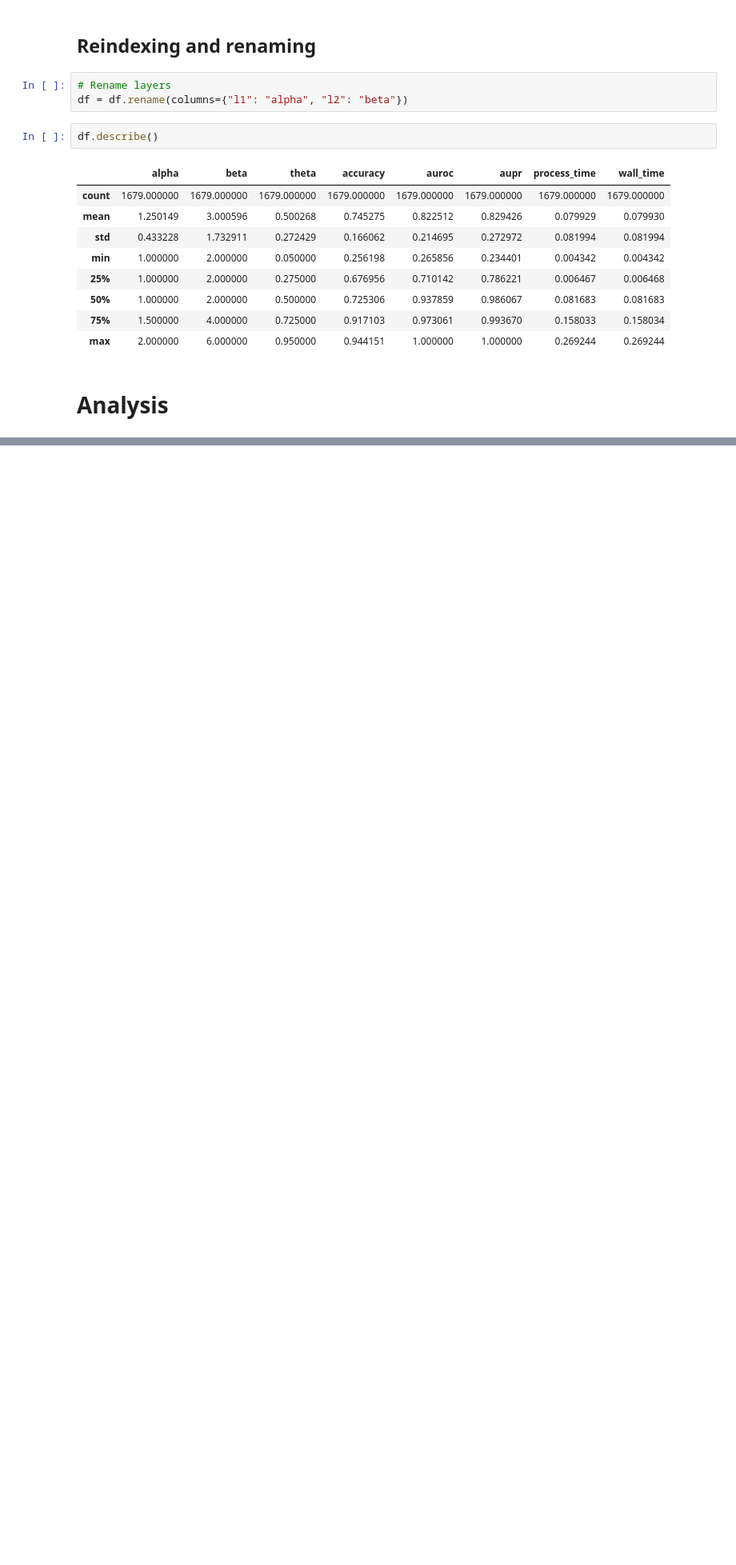
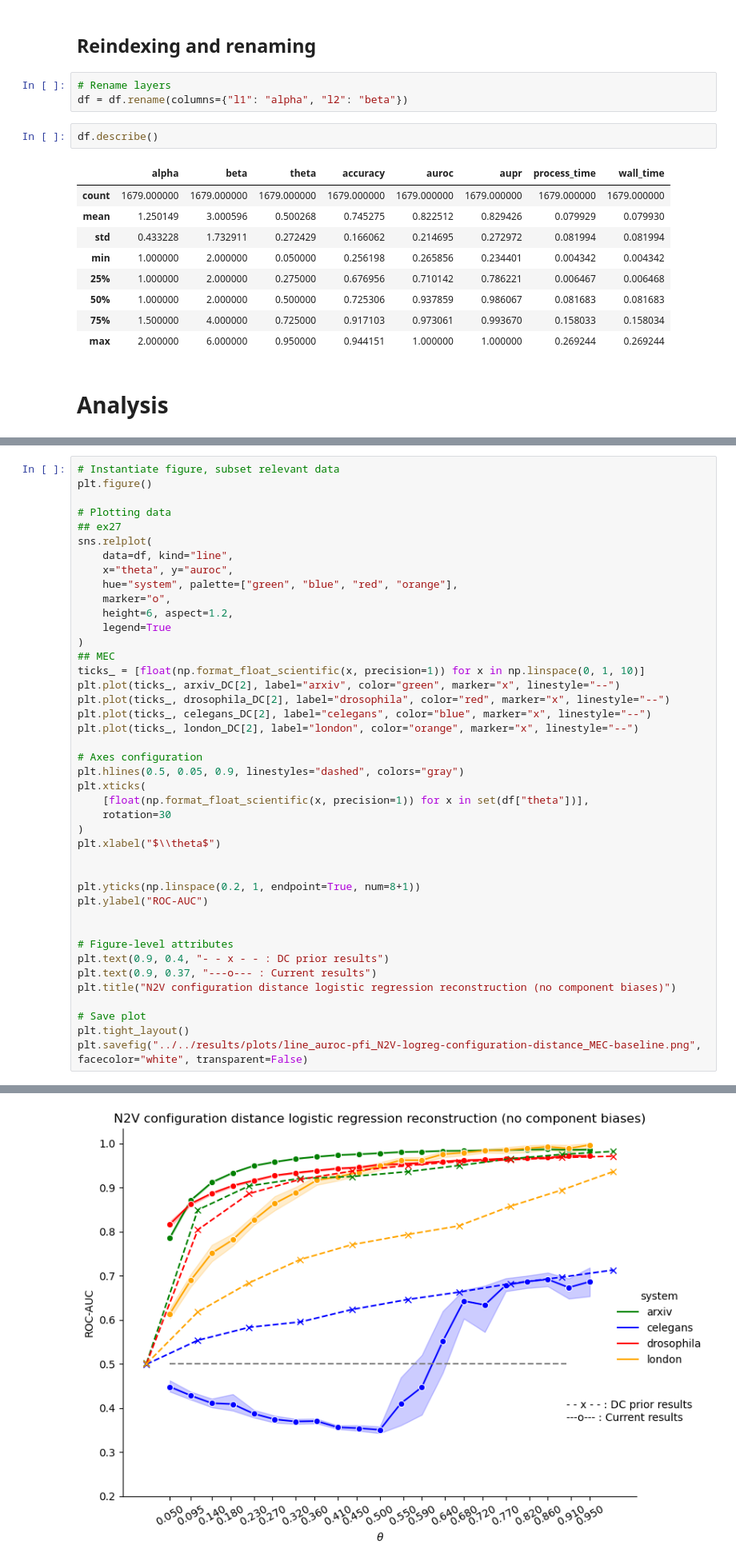
Before and after one commit to kaiser-dan/proj_naive-embedded-reconstruction, a Jupyter notebook: notebooks/viz/viz_EMB_ex27.ipynb, the cells around one changed output, grey strips where cells are left out. Shown at 80% size. Cells and saved outputs as stored; diff of their text form; blank space fills up the shorter version.

```diff
--- a/notebooks/viz/viz_EMB_ex27.ipynb
+++ b/notebooks/viz/viz_EMB_ex27.ipynb
@@ -96,0 +131,43 @@ plt.savefig("../../results/plots/line_auroc-pfi_N2V-logreg-configuration-distanc
+# %%
+# Instantiate figure, subset relevant data
+plt.figure()
+
+# Plotting data
+## ex27
+sns.relplot(
+    data=df, kind="line",
+    x="theta", y="auroc",
+    hue="system", palette=["green", "blue", "red", "orange"],
+    marker="o",
+    height=6, aspect=1.2,
+    legend=True
+)
+## MEC
+ticks_ = [float(np.format_float_scientific(x, precision=1)) for x in np.linspace(0, 1, 10)]
+plt.plot(ticks_, arxiv_DC[2], label="arxiv", color="green", marker="x", linestyle="--")
+plt.plot(ticks_, drosophila_DC[2], label="drosophila", color="red", marker="x", linestyle="--")
+plt.plot(ticks_, celegans_DC[2], label="celegans", color="blue", marker="x", linestyle="--")
+plt.plot(ticks_, london_DC[2], label="london", color="orange", marker="x", linestyle="--")
+
+# Axes configuration
+plt.hlines(0.5, 0.05, 0.9, linestyles="dashed", colors="gray")
+plt.xticks(
+    [float(np.format_float_scientific(x, precision=1)) for x in set(df["theta"])],
+    rotation=30
+)
+plt.xlabel("$\\theta$")
+
+
+plt.yticks(np.linspace(0.2, 1, endpoint=True, num=8+1))
+plt.ylabel("ROC-AUC")
+
+
+# Figure-level attributes
+plt.text(0.9, 0.4, "- - x - - : DC prior results")
+plt.text(0.9, 0.37, "---o--- : Current results")
+plt.title("N2V configuration distance logistic regression reconstruction (no component biases)")
+
+# Save plot
+plt.tight_layout()
+plt.savefig("../../results/plots/line_auroc-pfi_N2V-logreg-configuration-distance_MEC-baseline.png", facecolor="white", transparent=False)
+# %% [output]
@@ -96,0 +175 @@ plt.savefig("../../results/plots/line_auroc-pfi_N2V-logreg-configuration-distanc
+[figure, added]
```
Also changed, not shown: parts of 5 cells of this notebook, 3 other files.
